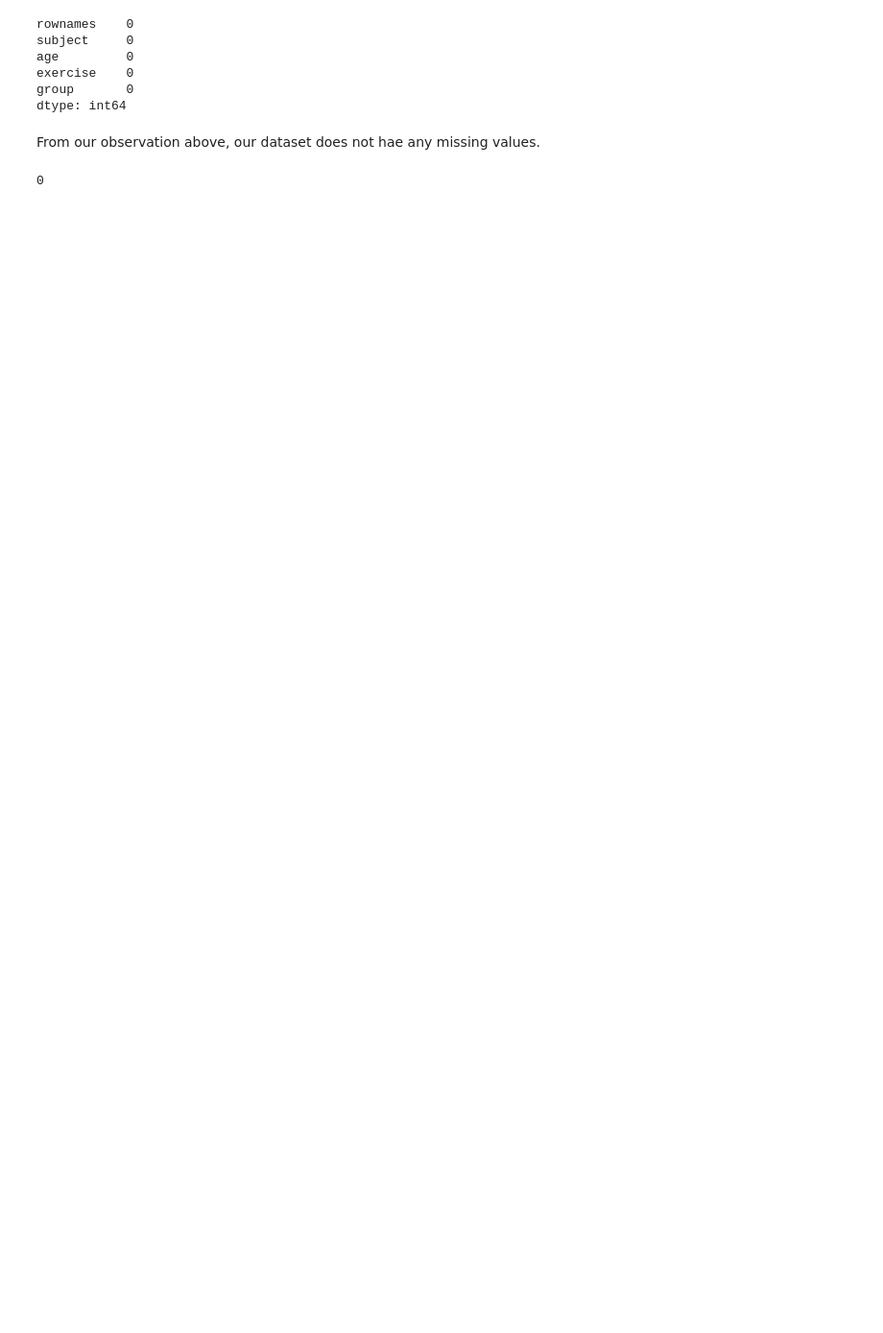
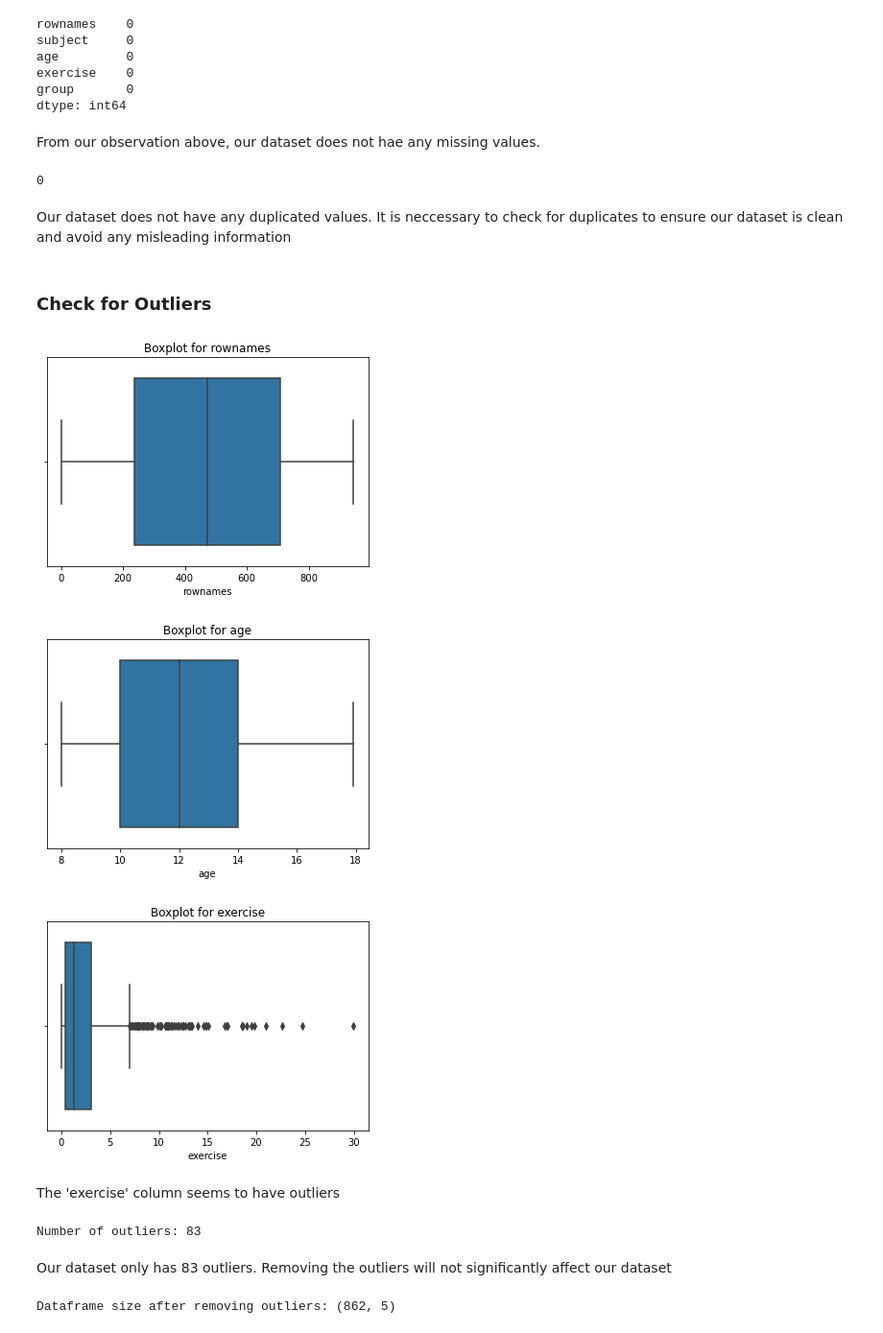
Before and after one commit to CessNgunjiri/Project, a Jupyter notebook: index.ipynb, the cells around one changed output. Shown at 96% size. Cells and saved outputs as stored; diff of their text form; code cells hidden in the pictures; blank space fills up the shorter version.

```diff
--- a/index.ipynb
+++ b/index.ipynb
@@ -127,3 +170,45 @@ From our observation above, our dataset does not hae any missing values.
 data.duplicated().sum()
 # %% [output]
 0
+# %% [markdown]
+Our dataset does not have any duplicated values. It is neccessary to check for duplicates to ensure our dataset is clean and avoid any misleading information
+# %% [markdown]
+### Check for Outliers
+# %%
+import seaborn as sns
+import matplotlib.pyplot as plt
+
+for column in data.select_dtypes(include=['float64', 'int64']).columns:
+    sns.boxplot(data=data, x=column)
+    plt.title(f'Boxplot for {column}')
+    plt.show()
+# %% [output]
+[figure, added]
+[figure, added]
+[figure, added]
+# %% [markdown]
+The 'exercise' column seems to have outliers
+# %%
+import pandas as pd
+
+# Calculate IQR
+Q1 = data['exercise'].quantile(0.25)  # 25th percentile
+Q3 = data['exercise'].quantile(0.75)  # 75th percentile
+IQR = Q3 - Q1  # Interquartile Range
+
+# Define bounds for outliers
+lower_bound = Q1 - 1.5 * IQR
+upper_bound = Q3 + 1.5 * IQR
+
+# Identify outliers
+outliers = data[(data['exercise'] < lower_bound) | (data['exercise'] > upper_bound)]
+print(f"Number of outliers: {outliers.shape[0]}")
+# %% [output]
+Number of outliers: 83
+# %% [markdown]
+Our dataset only has 83 outliers. Removing the outliers will not significantly affect our dataset
+# %%
+data_cleaned = data[(data['exercise'] >= lower_bound) & (data['exercise'] <= upper_bound)]
+print(f"Dataframe size after removing outliers: {data_cleaned.shape}")
+# %% [output]
+Dataframe size after removing outliers: (862, 5)
```
Also changed, not shown: parts of 39 cells of this notebook.
